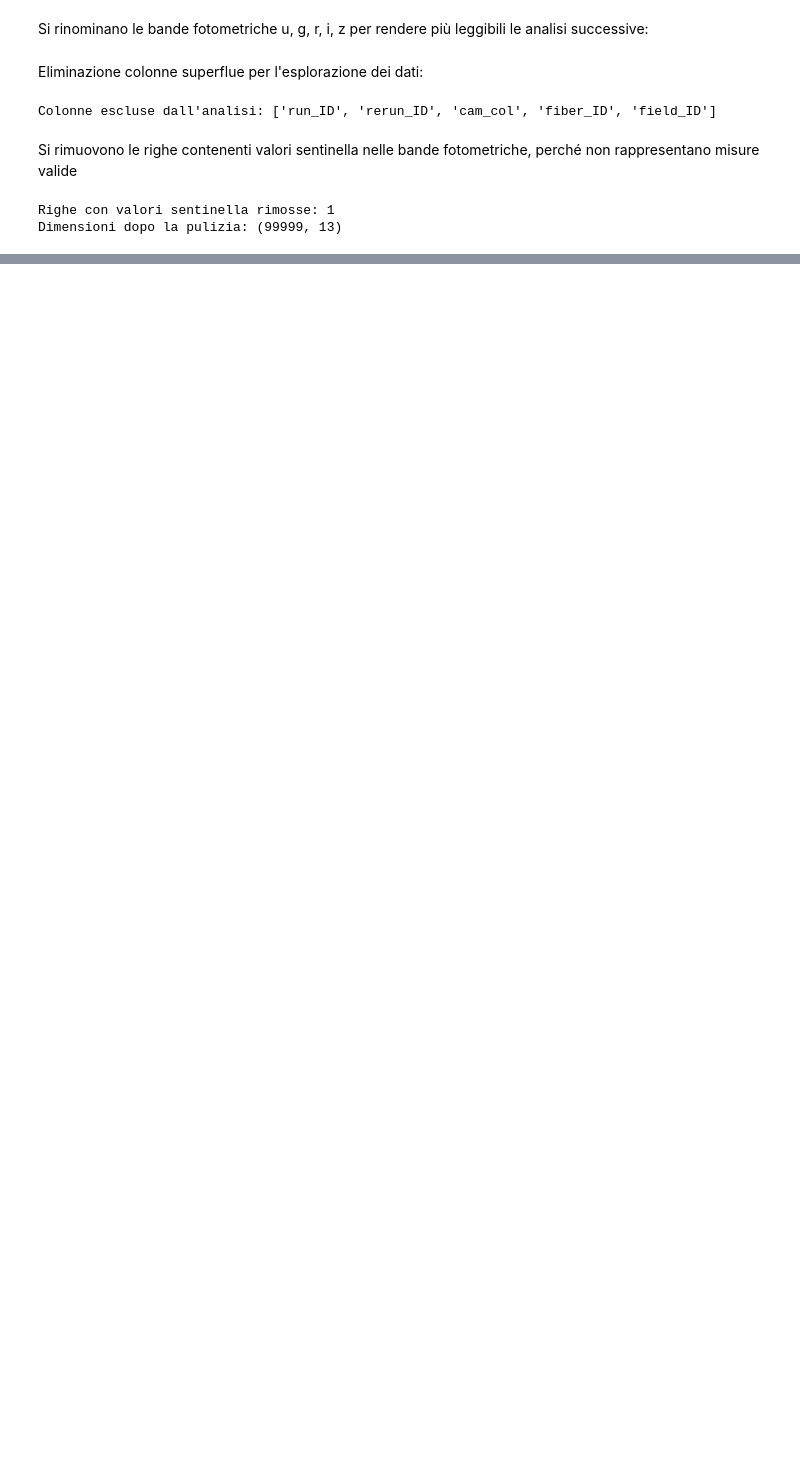
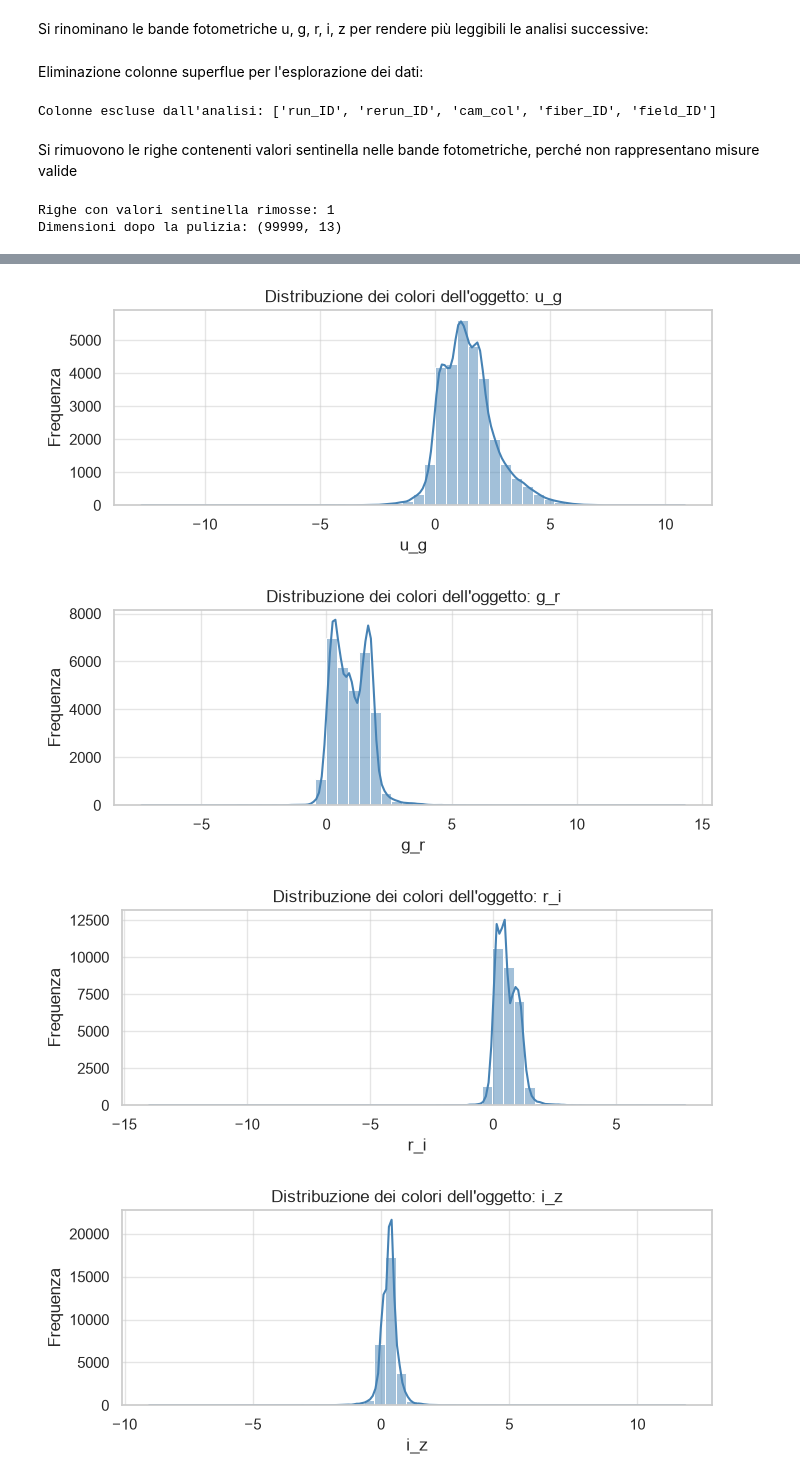
Before and after one commit to FabianCalangiu/Astronomical-Objects-Analysis, a Jupyter notebook: notebooks/astronomical_analysis_enhanced.ipynb, the cells around one changed output, grey strips where cells are left out. Drawn from its saved outputs; the diff is of its cells as text; code cells hidden in the pictures; blank space fills up the shorter version.

```diff
--- a/notebooks/astronomical_analysis_enhanced.ipynb
+++ b/notebooks/astronomical_analysis_enhanced.ipynb
@@ -255,0 +425,37 @@ df.describe()
+# %%
+df["u_g"] = df["ultraviolet"] - df["green"]
+df["g_r"] = df["green"] - df["red"]
+df["r_i"] = df["red"] - df["near_infrared"]
+df["i_z"] = df["near_infrared"] - df["infrared"]
+# %%
+color_columns = [
+    "u_g",
+    "g_r",
+    "r_i",
+    "i_z"
+]
+# %%
+color_data = df[color_columns].sample(
+    n=min(30_000, len(df)),
+    random_state=RANDOM_STATE,
+)
+
+for column in color_columns:
+    plt.figure(figsize=(7, 3))
+    sns.histplot(
+        data=color_data,
+        x=column,
+        kde=True,
+        bins=50,
+        color="steelblue",
+    )
+    plt.title(f"Distribuzione dei colori dell'oggetto: {column}")
+    plt.xlabel(column)
+    plt.ylabel("Frequenza")
+    plt.tight_layout()
+    plt.show()
+# %% [output]
+[figure, added]
+[figure, added]
+[figure, added]
+[figure, added]
```
Also changed, not shown: parts of 13 cells of this notebook.
